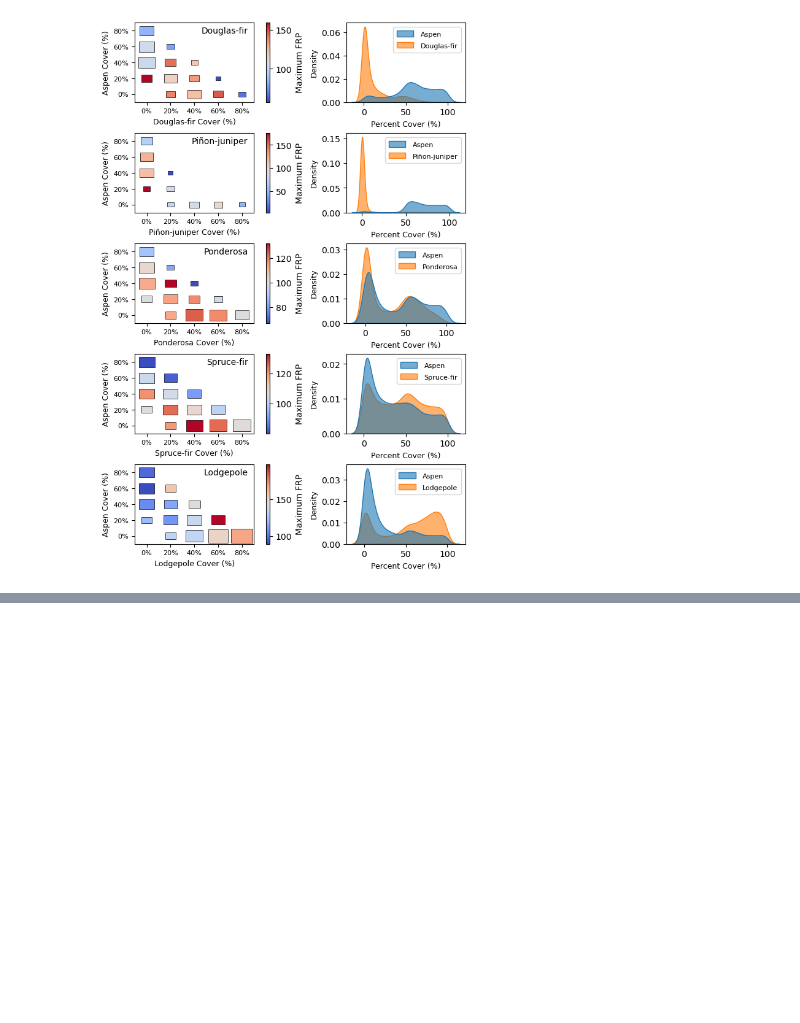
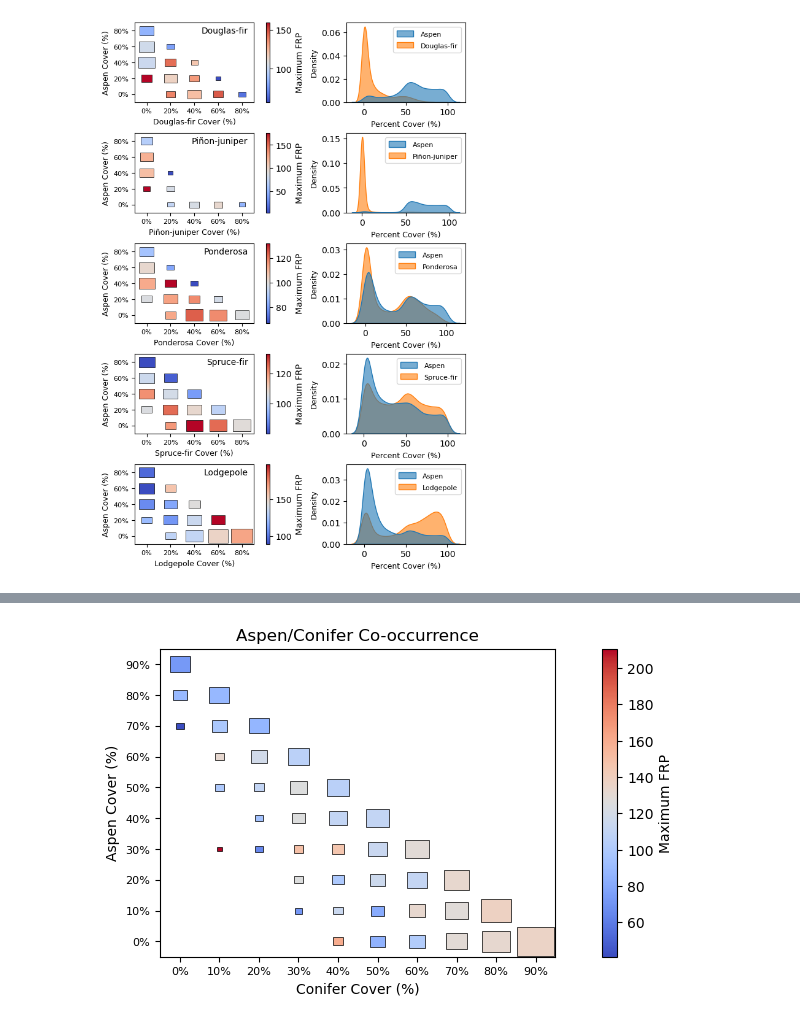
Before and after one commit to natshoff/aspen-fire-fork, a Jupyter notebook: Aim2/code/Python/05a_biophys_TreeMap_gridstats.ipynb, the cells around one changed output, grey strips where cells are left out. Cells and saved outputs as stored; diff of their text form; code cells hidden in the pictures; blank space fills up the shorter version.

```diff
--- a/Aim2/code/Python/05a_biophys_TreeMap_gridstats.ipynb
+++ b/Aim2/code/Python/05a_biophys_TreeMap_gridstats.ipynb
@@ -842,0 +816,89 @@ Name: forest_pct, dtype: float64
+# %%
+# scaled tile version
+# conifer/aspen
+df = grid_forest.copy() # work with a copy
+
+# label conifer/aspen, summarize percent cover
+df['ForestPhys'] = df['SpeciesName'].apply(lambda x: 'Conifer' if x != 'Aspen' else x)
+print(f" Forest classes: {df['ForestPhys'].unique()}\n")
+
+# Recalculate percent cover
+cover_df = (
+    df.groupby(['grid_index', 'ForestPhys'])['spp_pct']
+    .sum()
+    .unstack(fill_value=0)
+    .reset_index()
+    .rename(columns={'Aspen': 'aspen_pct', 'Conifer': 'conifer_pct'})
+)
+
+cover_df['combined_pct'] = cover_df['aspen_pct'] + cover_df['conifer_pct']
+cover_df = cover_df[cover_df['combined_pct'] > 50]
+
+# Merge with FRP data
+frp_df = grid_aspen[['grid_index', 'frp_max', 'frp_csum', 'frp_p90']].drop_duplicates()
+cover_df = cover_df.merge(frp_df, on='grid_index', how='left')
+
+# Bin Aspen and species percent cover
+bins = np.linspace(0, 100, 11)  # 10% intervals
+cover_df['aspen_bin'] = pd.cut(cover_df['aspen_pct'], bins, labels=bins[:-1])
+cover_df['conifer_bin'] = pd.cut(cover_df['conifer_pct'], bins, labels=bins[:-1])
+
+# Group by bins and calculate statistics
+grouped = cover_df.groupby(['aspen_bin', 'conifer_bin'])
+counts = grouped.size().reset_index(name='freq')  # Frequency for tile size
+mean_frp = grouped['frp_max'].mean().reset_index(name='frp')  # Mean FRP for color
+
+# Merge statistics into a single DataFrame
+tiles_df = pd.merge(counts, mean_frp, on=['aspen_bin', 'conifer_bin'])
+tiles_df['tile_size'] = (tiles_df['freq'] / tiles_df['freq'].max()) ** 0.2
+
+# create the plot
+tiles_df['aspen_bin_idx'] = tiles_df['aspen_bin'].cat.codes
+tiles_df['conifer_bin_idx'] = tiles_df['conifer_bin'].cat.codes
+
+# create the plot
+fig, ax = plt.subplots(figsize=(6, 4))
+
+# Normalize the color scale
+vmin = tiles_df['frp'].min()
+vmax = tiles_df['frp'].max()
+norm = mcolors.Normalize(vmin=vmin, vmax=vmax)
+
+# Iterate through the rows in tiles_df to add the rectangles
+for _, row in tiles_df.iterrows():
+    x = row['conifer_bin_idx']  # Conifer bin index
+    y = row['aspen_bin_idx']    # Aspen bin index
+    size = row['tile_size'] * 0.95  # Adjust tile size
+
+    # Determine the color based on FRP
+    color = plt.cm.coolwarm(norm(row['frp']))
+
+    # Add a rectangle to the plot
+    ax.add_patch(
+        plt.Rectangle(
+            (x - size / 2, y - size / 2), size, size, color=color, ec='black', lw=0.5
+        )
+    )
+
+# Formatting the axes
+ax.set_title("Aspen/Conifer Co-occurrence", size=12, loc='center')
+ax.set_xlabel('Conifer Cover (%)', size=10)
+ax.set_ylabel('Aspen Cover (%)', size=10)
+ax.set_xticks(range(len(bins) - 1))
+ax.set_yticks(range(len(bins) - 1))
+ax.set_xticklabels([f'{int(b)}%' for b in bins[:-1]], size=8)
+ax.set_yticklabels([f'{int(b)}%' for b in bins[:-1]], size=8)
+ax.set_xlim(-0.5, len(bins) - 1.5)
+ax.set_ylim(-0.5, len(bins) - 1.5)
+
+# Add the colorbar
+sm = plt.cm.ScalarMappable(cmap=plt.cm.coolwarm, norm=norm)
+cbar = fig.colorbar(sm, ax=ax, orientation='vertical', fraction=0.05, pad=0.1)
+cbar.set_label('Maximum FRP', size=10)
+
+out_plot = os.path.join(projdir, 'figures/FigureX_ConiferAspen_Heatmap_FRPmax_Scaled.png')
+plt.savefig(out_plot, dpi=300, bbox_inches='tight')
+
+# Show the plot
+plt.show()
+# %% [output]
@@ -843,3 +906,4 @@ Name: forest_pct, dtype: float64
+[figure, added]
 # %%
 # confer/aspen
 df = aspen_grids.copy()
```
Also changed, not shown: parts of 6 cells of this notebook, 2 other files.
